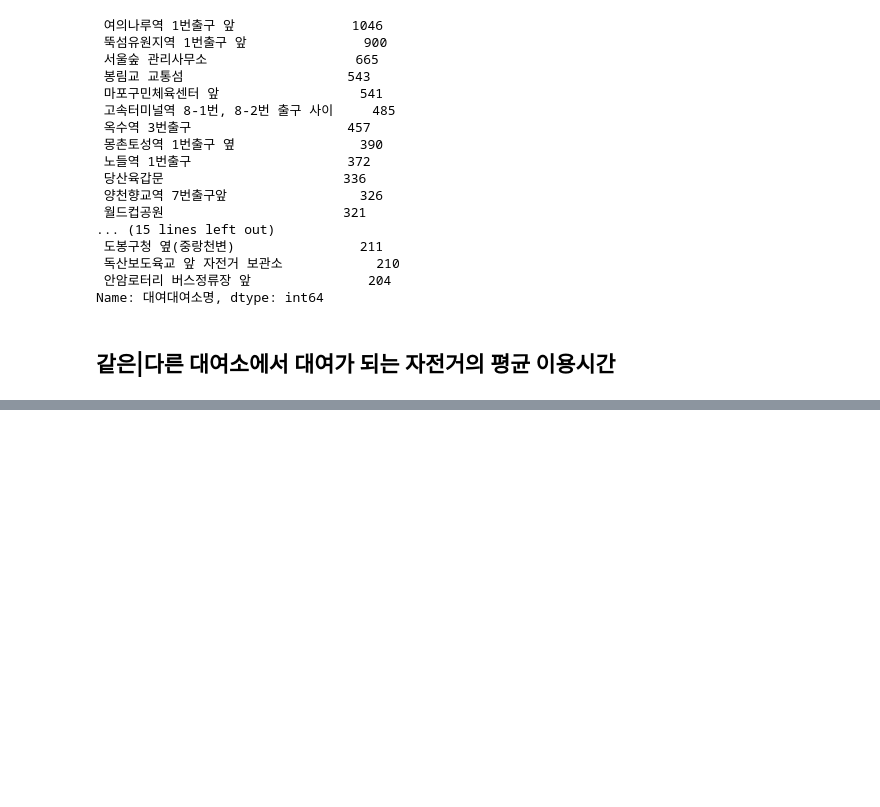
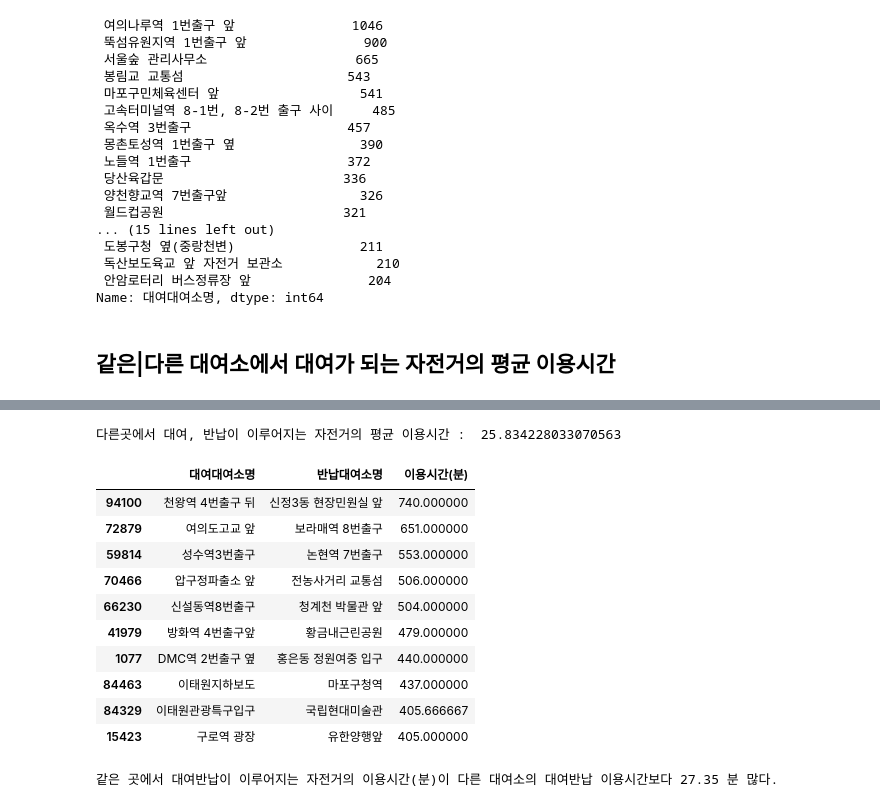
Before and after one commit to corazzon/OpenDataWrangling, a Jupyter notebook: seoul-bike-01.ipynb, the cells around one changed output, grey strips where cells are left out. Drawn from its saved outputs; the diff is of its cells as text; code cells hidden in the pictures; blank space fills up the shorter version.

```diff
--- a/seoul-bike-01.ipynb
+++ b/seoul-bike-01.ipynb
@@ -531,0 +554,22 @@ Name: 대여대여소명, dtype: int64
+# %%
+diff_loc_mean_time = df_diff_loc['이용시간(분)'].mean()
+print('다른곳에서 대여, 반납이 이루어지는 자전거의 평균 이용시간 : ', df_diff_loc['이용시간(분)'].mean())
+df_diff_loc.groupby(['대여대여소명', '반납대여소명'])['이용시간(분)'].mean().reset_index().sort_values(by='이용시간(분)', ascending=False).head(10)
+# %% [output]
+다른곳에서 대여, 반납이 이루어지는 자전거의 평균 이용시간 :  25.834228033070563
+|  | 대여대여소명 | 반납대여소명 | 이용시간(분) |
+| 94100 | 천왕역 4번출구 뒤 | 신정3동 현장민원실 앞 | 740.000000 |
+| 72879 | 여의도고교 앞 | 보라매역 8번출구 | 651.000000 |
+| 59814 | 성수역3번출구 | 논현역 7번출구 | 553.000000 |
+| 70466 | 압구정파출소 앞 | 전농사거리 교통섬 | 506.000000 |
+| 66230 | 신설동역8번출구 | 청계천 박물관 앞 | 504.000000 |
+| 41979 | 방화역 4번출구앞 | 황금내근린공원 | 479.000000 |
+| 1077 | DMC역 2번출구 옆 | 홍은동 정원여중 입구 | 440.000000 |
+| 84463 | 이태원지하보도 | 마포구청역 | 437.000000 |
+| 84329 | 이태원관광특구입구 | 국립현대미술관 | 405.666667 |
+| 15423 | 구로역 광장 | 유한양행앞 | 405.000000 |
+# %%
+rent_mean_time = same_loc_mean_time - diff_loc_mean_time
+print('같은 곳에서 대여반납이 이루어지는 자전거의 이용시간(분)이 다른 대여소의 대여반납 이용시간보다 {:,.2f} 분 많다.'.format(rent_mean_time))
+# %% [output]
+같은 곳에서 대여반납이 이루어지는 자전거의 이용시간(분)이 다른 대여소의 대여반납 이용시간보다 27.35 분 많다.
```
Also changed, not shown: parts of 8 cells of this notebook.
